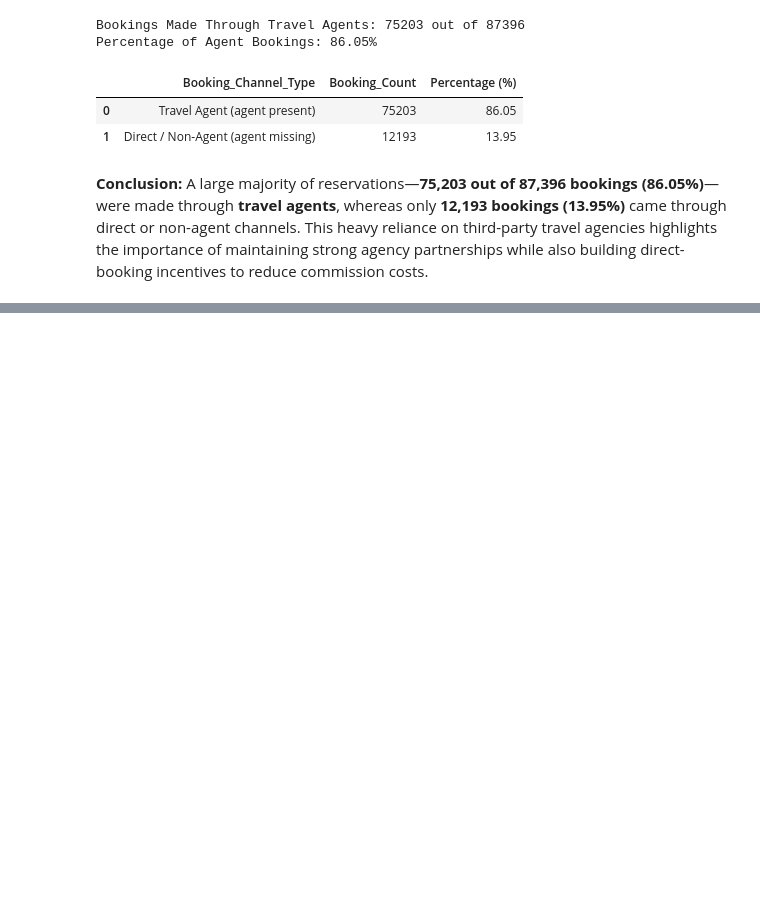
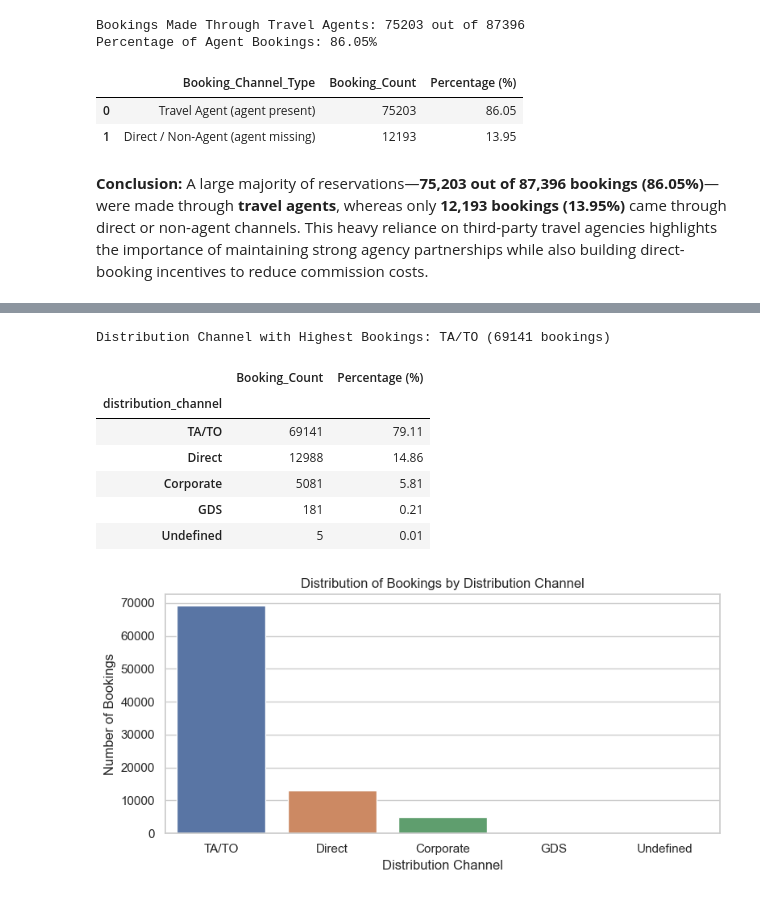
Before and after one commit to eishutamori/Hotel-Operations-Analysis-EDA, a Jupyter notebook: notebook/EDA02 - hotel-booking-analysis-eda.ipynb, the cells around one changed output, grey strips where cells are left out. Cells and saved outputs as stored; diff of their text form; code cells hidden in the pictures; blank space fills up the shorter version.

```diff
--- a/notebook/EDA02 - hotel-booking-analysis-eda.ipynb
+++ b/notebook/EDA02 - hotel-booking-analysis-eda.ipynb
@@ -397,0 +516,36 @@ Percentage of Agent Bookings: 86.05%
+# %%
+# Count bookings and percentage share by distribution channel
+channel_dist = pd.DataFrame({
+    'Booking_Count': df['distribution_channel'].value_counts(),
+    'Percentage (%)': (df['distribution_channel'].value_counts(normalize=True) * 100).round(2)
+})
+
+top_channel = channel_dist.index[0]
+top_channel_count = channel_dist['Booking_Count'].iloc[0]
+print(f"Distribution Channel with Highest Bookings: {top_channel} ({top_channel_count} bookings)")
+
+display(channel_dist)
+
+# Bar chart of bookings by distribution channel
+plt.figure(figsize=(8, 4))
+sns.barplot(
+    x=channel_dist.index,
+    y=channel_dist['Booking_Count'],
+    hue=channel_dist.index,
+    legend=False
+)
+plt.title('Distribution of Bookings by Distribution Channel')
+plt.xlabel('Distribution Channel')
+plt.ylabel('Number of Bookings')
+plt.tight_layout()
+plt.show()
+# %% [output]
+Distribution Channel with Highest Bookings: TA/TO (69141 bookings)
+|  | Booking_Count | Percentage (%) |
+| distribution_channel |  |  |
+| TA/TO | 69141 | 79.11 |
+| Direct | 12988 | 14.86 |
+| Corporate | 5081 | 5.81 |
+| GDS | 181 | 0.21 |
+| Undefined | 5 | 0.01 |
+[figure, added]
```
Also changed, not shown: parts of 20 cells of this notebook.
